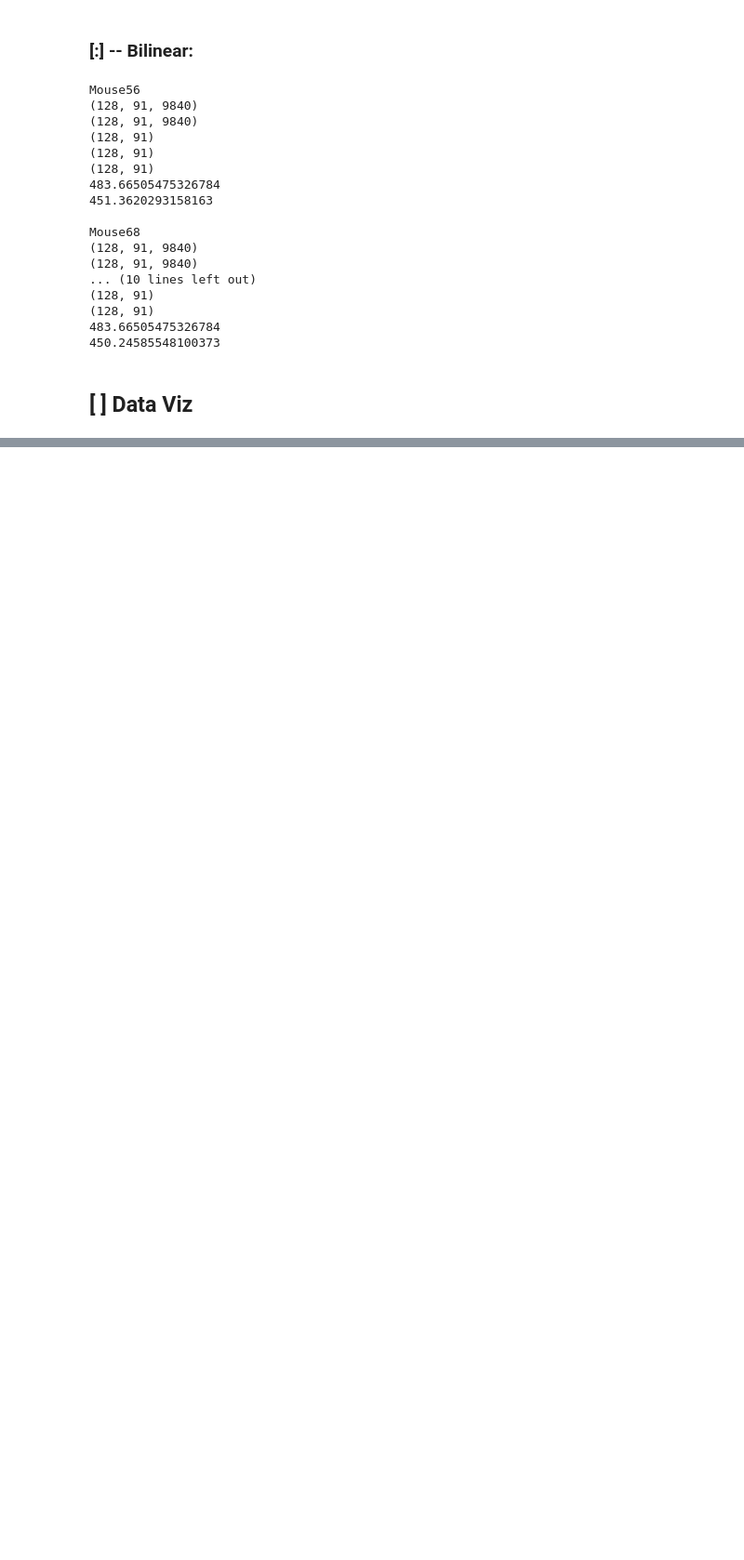
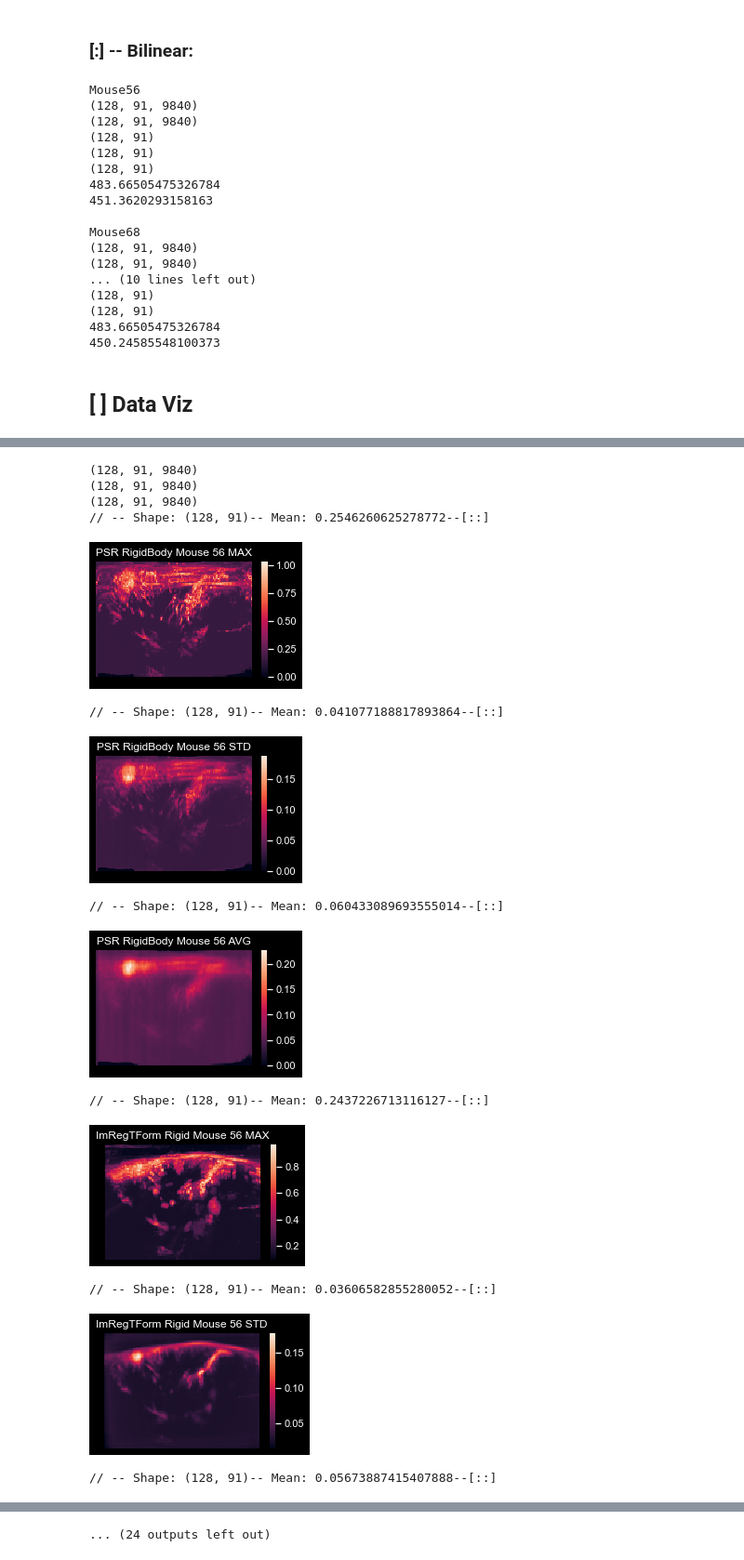
Before and after one commit to Koogleblitz/Registration-and-Alignment-for-Neuroimagery, a Jupyter notebook: pipeline.ipynb, the cells around one changed output, grey strips where cells are left out. Shown at 93% size. Saved outputs shown, nothing was run; the diff lists cells and outputs as text; code cells hidden in the pictures; blank space fills up the shorter version.

```diff
--- a/pipeline.ipynb
+++ b/pipeline.ipynb
@@ -1356,0 +1403,10 @@ print(tvl68.shape)
+# %%
+mean_irtfSim_avg56_RB=  np.mean(irtfSim_avg56_RB, axis=2)
+max_irtfSim_avg56_RB=   np.amax(irtfSim_avg56_RB, axis=2)
+std_irtfSim_avg56_RB=   np.std(irtfSim_avg56_RB, axis=2)
+mean_irtfSim_avg68_RB=  np.mean(irtfSim_avg68_RB, axis=2)
+max_irtfSim_avg56_RB=   np.amax(irtfSim_avg56_RB, axis=2)
+std_irtfSim_avg68_RB=   np.std(irtfSim_avg68_RB, axis=2)
+mean_irtfSim_avg97_RB=  np.mean(irtfSim_avg97_RB, axis=2)
+max_irtfSim_avg56_RB=   np.amax(irtfSim_avg56_RB, axis=2)
+std_irtfSim_avg97_RB=   np.std(irtfSim_avg97_RB, axis=2)
@@ -1356,0 +1417,52 @@ print(tvl68.shape)
+# %%
+
+sizer= 0.25
+frame= 0
+print(irtfSim_avg56_RB.shape)
+print(irtfSim_avg68_RB.shape)
+print(irtfSim_avg97_RB.shape)
+
+# print("[:+:]---------------------------Mouse 56-----------------------------[:+:]")
+displayHeatmap(max_psr_avg56_RB, sizer, title= "PSR RigidBody Mouse 56 MAX")
+displayHeatmap(std_psr_avg56_RB, sizer, title= "PSR RigidBody Mouse 56 STD")
+displayHeatmap(mean_psr_avg56_RB, sizer, title= "PSR RigidBody Mouse 56 AVG")
+
+displayHeatmap(max_irtfSim_avg56_RB, sizer, title= "ImRegTForm Rigid Mouse 56 MAX")
+displayHeatmap(std_irtfSim_avg56_RB, sizer, title= "ImRegTForm Rigid Mouse 56 STD")
+displayHeatmap(mean_irtfSim_avg56_RB, sizer, title=  "ImRegTForm Rigid Mouse 56 AVG")
+
+# # displayHeatmap(max_nc_avg56_RB, sizer, title= "NormCorre pwrRigid Mouse 56 MAX")
+# # displayHeatmap(mean_nc_avg56_RB, sizer, title= "NormCorre pwrRigid Mouse 56 AVG")
+# # displayHeatmap(std_nc_avg56_RB, sizer, title= "NormCorre pwrRigid Mouse 56 STD")
+
+# print("[:+:]---------------------Mouse 68-PSR RigidBody----------------------[:+:]")
+displayHeatmap(max_psr_avg68_RB, sizer, title= "PSR RigidBody Mouse 68 MAX")
+displayHeatmap(std_psr_avg68_RB, sizer, title= "PSR RigidBody Mouse 68 STD")
+displayHeatmap(mean_psr_avg68_RB, sizer, title= "PSR RigidBody Mouse 68 AVG")
+
+displayHeatmap(max_irtfSim_avg56_RB, sizer, title= "ImRegTForm Rigid Mouse 68 MAX")
+displayHeatmap(std_irtfSim_avg56_RB, sizer, title= "ImRegTForm Rigid Mouse 68 STD")
+displayHeatmap(mean_irtfSim_avg56_RB, sizer, title= "ImRegTForm Rigid Mouse 68 AVG")
+# print("[:+:]---------------------Mouse 97-PSR RigidBody----------------------[:+:]")
+displayHeatmap(max_psr_avg97_RB, sizer, title= "PSR RigidBody Mouse 97 MAX")
+displayHeatmap(std_psr_avg97_RB, sizer, title= "PSR RigidBody Mouse 97 STD")
+displayHeatmap(mean_psr_avg97_RB, sizer, title= "PSR RigidBody Mouse 97 AVG")
+
+displayHeatmap(max_irtfSim_avg56_RB, sizer, title= "ImRegTForm Rigid Mouse 97 MAX")
+displayHeatmap(std_irtfSim_avg56_RB, sizer, title= "ImRegTForm Rigid Mouse 97 STD")
+displayHeatmap(mean_irtfSim_avg56_RB, sizer, title= "ImRegTForm Rigid Mouse 97 AVG")
+# %% [output]
+(128, 91, 9840)
+(128, 91, 9840)
+(128, 91, 9840)
+// -- Shape: (128, 91)-- Mean: 0.2546260625278772--[::]
+[figure, added]
+// -- Shape: (128, 91)-- Mean: 0.041077188817893864--[::]
+[figure, added]
+// -- Shape: (128, 91)-- Mean: 0.060433089693555014--[::]
+[figure, added]
+// -- Shape: (128, 91)-- Mean: 0.2437226713116127--[::]
+[figure, added]
+// -- Shape: (128, 91)-- Mean: 0.03606582855280052--[::]
+[figure, added]
+// -- Shape: (128, 91)-- Mean: 0.05673887415407888--[::]
@@ -1356,0 +1470 @@ print(tvl68.shape)
+... (24 outputs left out)
```
Also changed, not shown: parts of 78 cells of this notebook, 5 other files.
